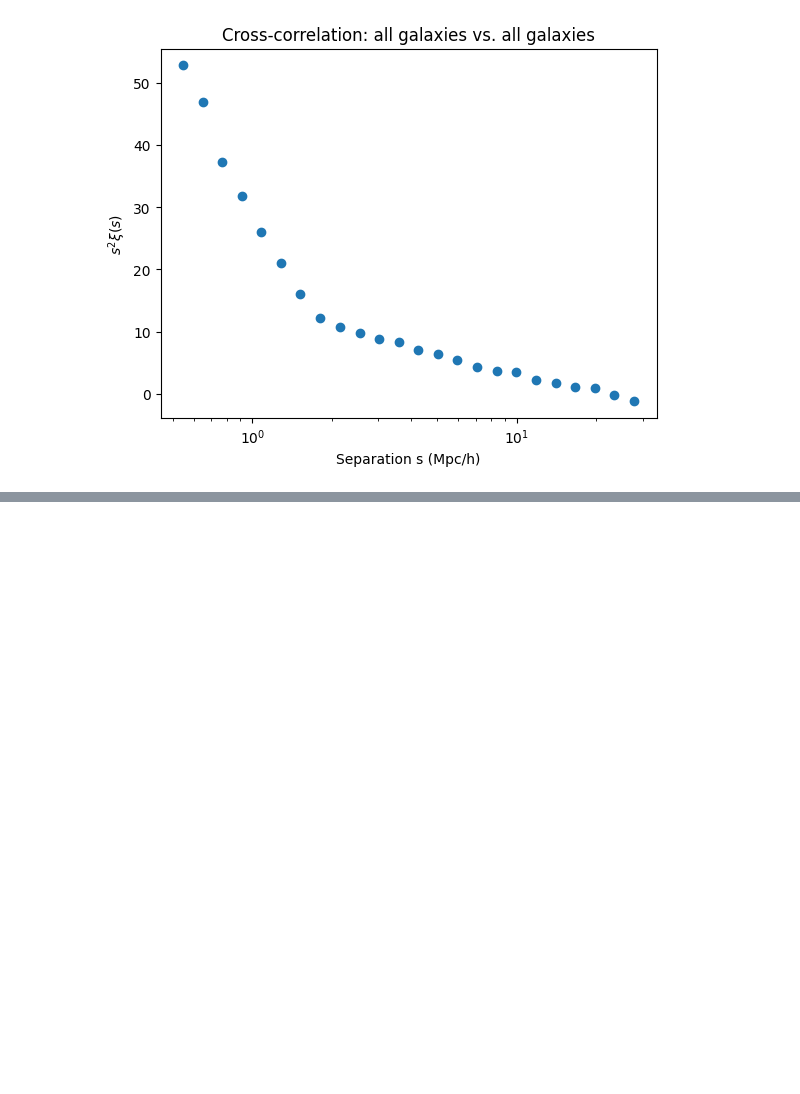
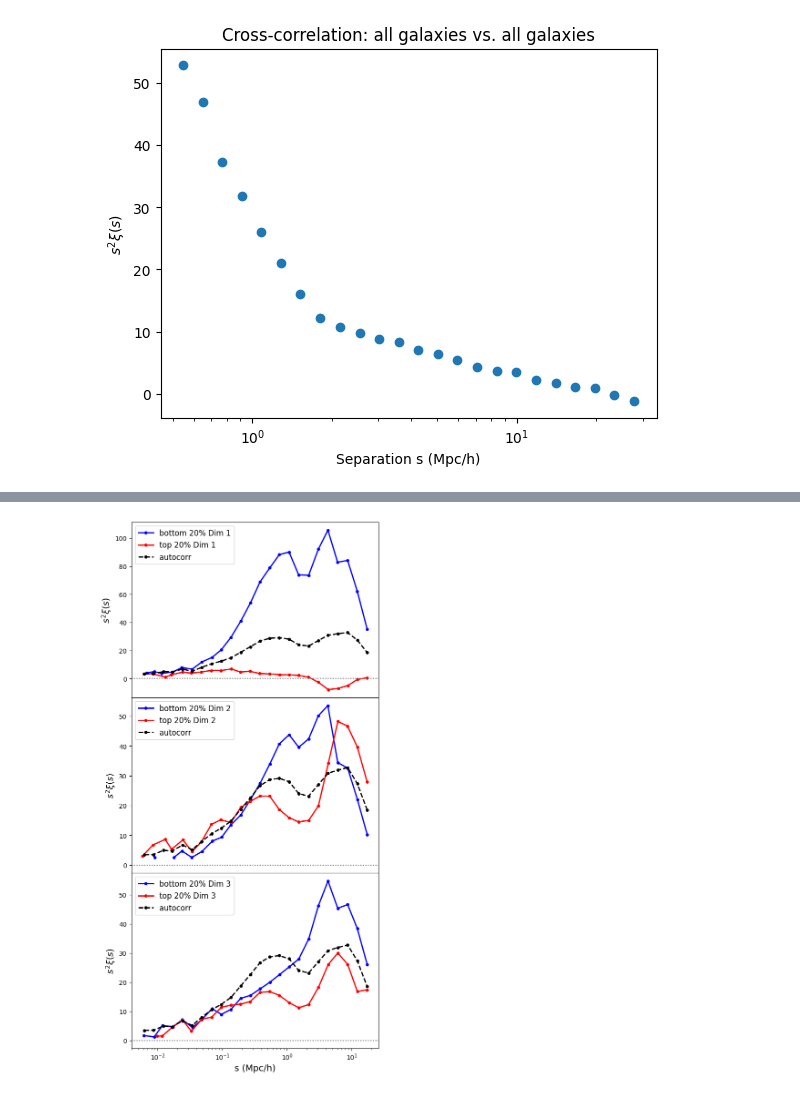
Before and after one commit to asmuzsoy/galaxy-manifolds, a Jupyter notebook: cross_correlations.ipynb, the cells around one changed output, grey strips where cells are left out. Cells and saved outputs as stored; diff of their text form; code cells hidden in the pictures; blank space fills up the shorter version.

```diff
--- a/cross_correlations.ipynb
+++ b/cross_correlations.ipynb
@@ -242,0 +331,19 @@ s =  27.79 Mpc/h   xi = -0.0439
+# %%
+dims = [data99['embedding'][:, d] for d in range(3)]     # Dim 1, 2, 3 (row-aligned with positions_z0)
+all_mask = np.ones(len(dims[0]), dtype=bool)             # everything -> autocorrelation
+
+fig, axes = plt.subplots(3, 1, figsize=(7, 15), sharex=True,
+                         gridspec_kw={'hspace': 0})       # <-- no vertical space
+for d, ax in enumerate(axes):
+    dim = dims[d]
+    plot_cross_corr(dim <= np.percentile(dim, 20), ax=ax,
+                    label=f'bottom 20% Dim {d+1}', plot_s_squared=True, color='blue')
+    plot_cross_corr(dim >= np.percentile(dim, 80), ax=ax,
+                    label=f'top 20% Dim {d+1}', plot_s_squared=True, color='red')
+    plot_cross_corr(all_mask, ax=ax, label='autocorr', plot_s_squared=True,
+                    color='black', linestyle='--')        # black dashed autocorr
+    if d != len(axes) - 1:
+        ax.set_xlabel('')            # drop redundant x-labels; keep only the bottom panel's
+plt.show()
+# %% [output]
+[figure, added]
```
Also changed, not shown: parts of 8 cells of this notebook, 2 other files.
